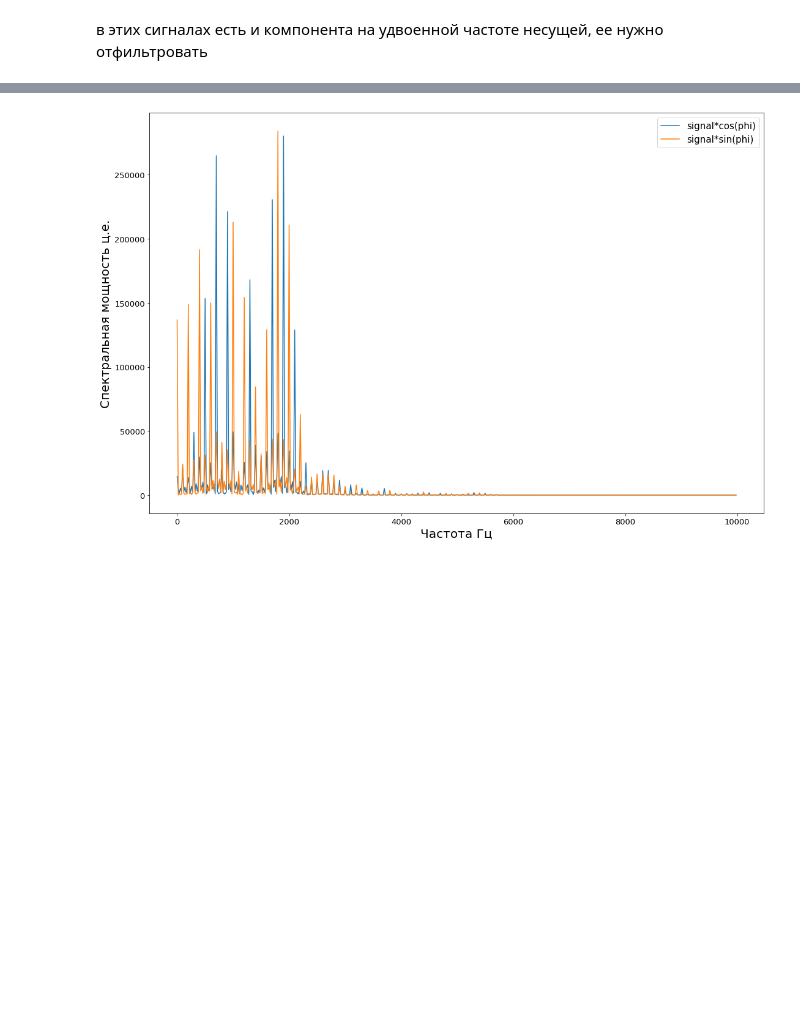
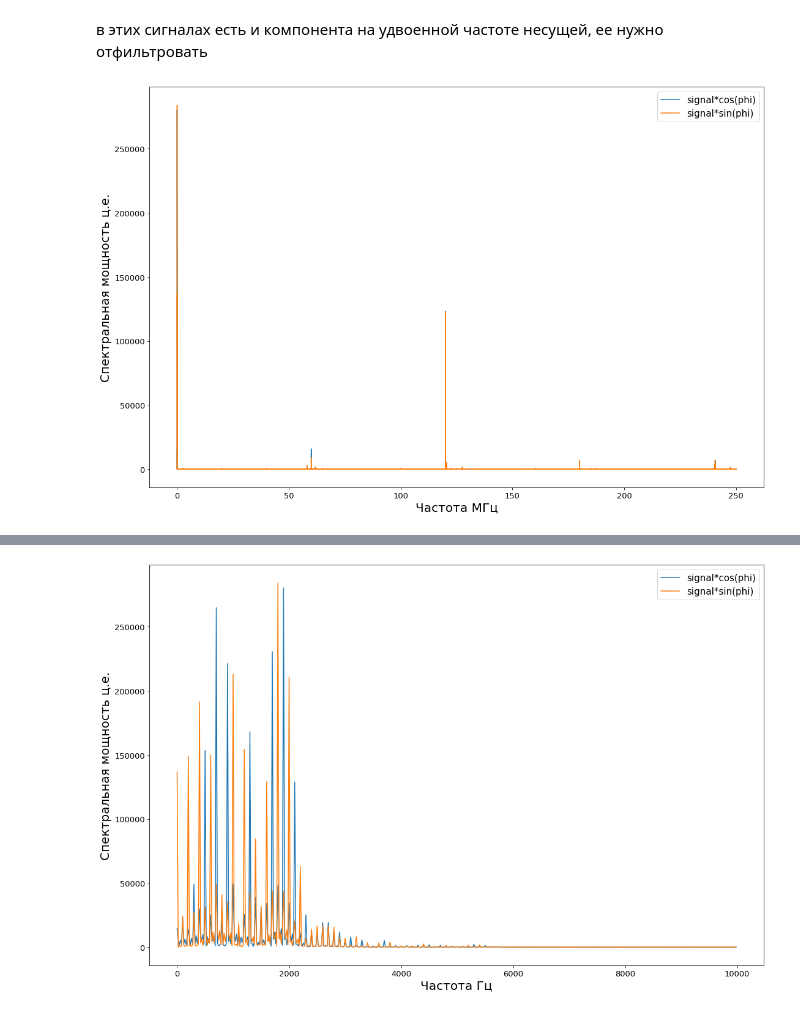
Before and after one commit to starosta39/laboratory_works_3, a Jupyter notebook: Two-beam interferometer/TBI.ipynb, the cells around one changed output, grey strips where cells are left out. Drawn from its saved outputs; the diff is of its cells as text; code cells hidden in the pictures; blank space fills up the shorter version.

```diff
--- a/Two-beam interferometer/TBI.ipynb
+++ b/Two-beam interferometer/TBI.ipynb
@@ -201,3 +216,17 @@ hs_cos = np.fft.rfft(signal_cos)
 fs_cos = np.fft.rfftfreq(len(time), time[1])
 hs_sin = np.fft.rfft(signal_sin)
 fs_sin = np.fft.rfftfreq(len(time), time[1])
+# %%
+#Полезная часть фурье-спектра сигнала
+fig = plt.figure(figsize=(15, 10))
+ax = fig.add_subplot(1,1,1)
+ax.set_xlabel('Частота МГц',fontweight='light',color='k', fontsize=20)
+ax.set_ylabel("Спектральная мощность ц.е.",fontweight='light',color='k', fontsize=20)
+plt.tight_layout()
+plt.tick_params(axis='both', which='major', labelsize=13)
+ax.plot(fs_cos*1e-6, abs(hs_cos), label = 'signal*cos(phi)')
+ax.plot(fs_cos*1e-6, abs(hs_sin), label = 'signal*sin(phi)')
+ax.legend(prop={'size': 15})
+fig.savefig(os.path.join(sys.path[0]+'/plots', 'task_2.1_full_fourier_2 signals_product.png'))
+# %% [output]
+[figure, added]
```
Also changed, not shown: parts of 7 cells of this notebook, 4 other files.
